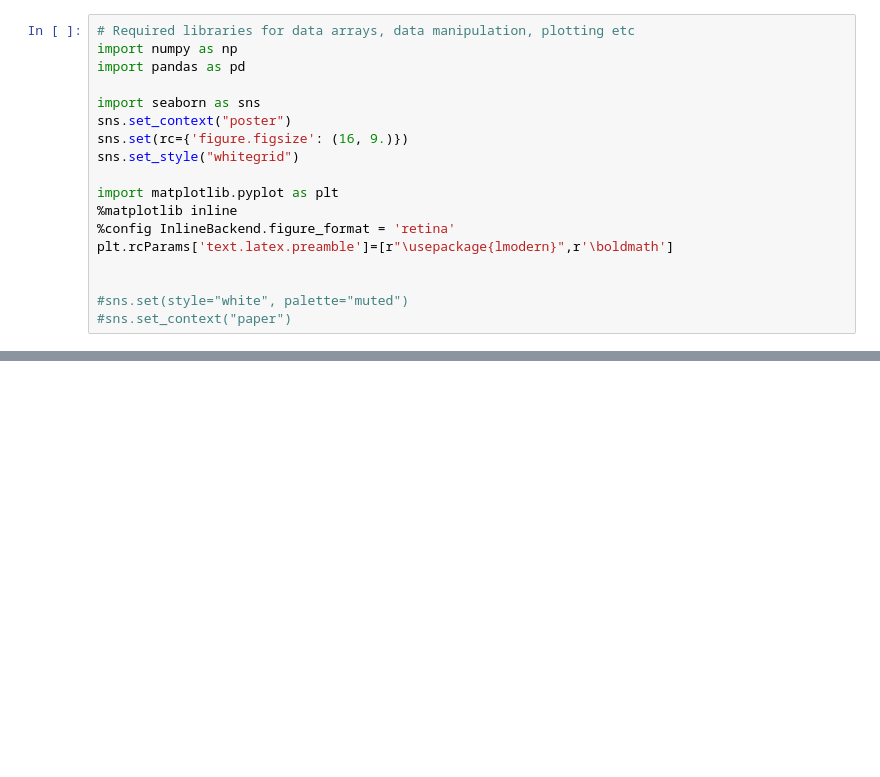
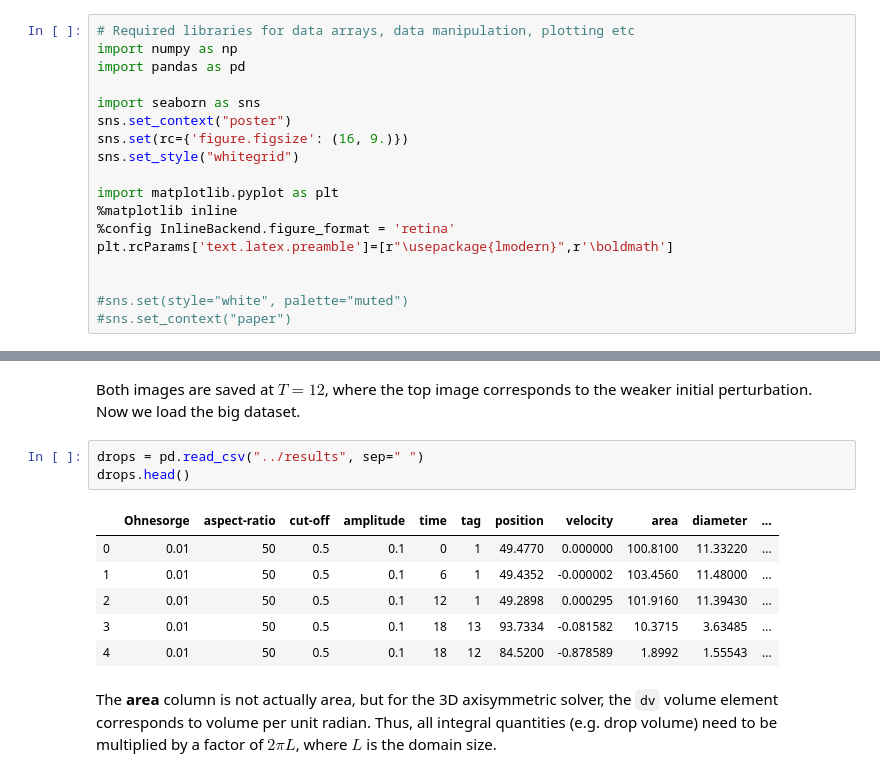
Before and after one commit to palsagar/ligaments_analysis, a Jupyter notebook: analysis_v2.ipynb, the cells around one changed output, grey strips where cells are left out. Cells and saved outputs as stored; diff of their text form; blank space fills up the shorter version.

```diff
--- a/analysis_v2.ipynb
+++ b/analysis_v2.ipynb
@@ -29,0 +40,14 @@ for imageName in listOfImageNames:
+# %% [markdown]
+Both images are saved at $T=12$, where the top image corresponds to the weaker initial perturbation. Now we load the big dataset.
+# %%
+drops = pd.read_csv("../results", sep=" ")
+drops.head()
+# %% [output]
+|  | Ohnesorge | aspect-ratio | cut-off | amplitude | time | tag | position | velocity | area | diameter | ... |
+| 0 | 0.01 | 50 | 0.5 | 0.1 | 0 | 1 | 49.4770 | 0.000000 | 100.8100 | 11.33220 | ... |
+| 1 | 0.01 | 50 | 0.5 | 0.1 | 6 | 1 | 49.4352 | -0.000002 | 103.4560 | 11.48000 | ... |
+| 2 | 0.01 | 50 | 0.5 | 0.1 | 12 | 1 | 49.2898 | 0.000295 | 101.9160 | 11.39430 | ... |
+| 3 | 0.01 | 50 | 0.5 | 0.1 | 18 | 13 | 93.7334 | -0.081582 | 10.3715 | 3.63485 | ... |
+| 4 | 0.01 | 50 | 0.5 | 0.1 | 18 | 12 | 84.5200 | -0.878589 | 1.8992 | 1.55543 | ... |
+# %% [markdown]
+The **area** column is not actually area, but for the 3D axisymmetric solver, the `dv` volume element corresponds to volume per unit radian. Thus, all integral quantities (e.g. drop volume) need to be multiplied by a factor of $2\pi L$, where $L$ is the domain size.
```
Also changed, not shown: parts of 3 cells of this notebook.
